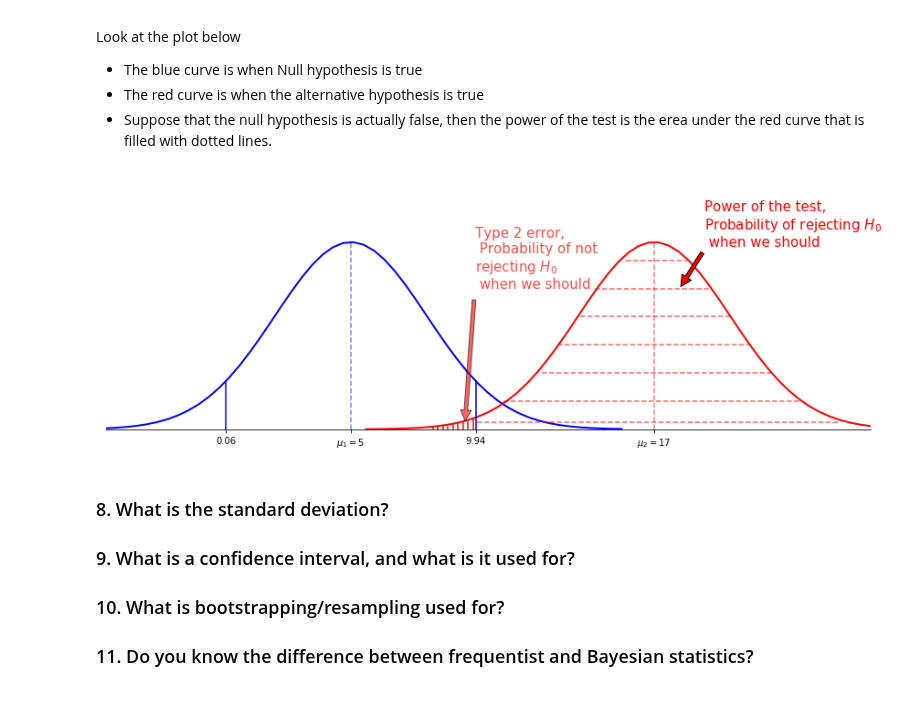
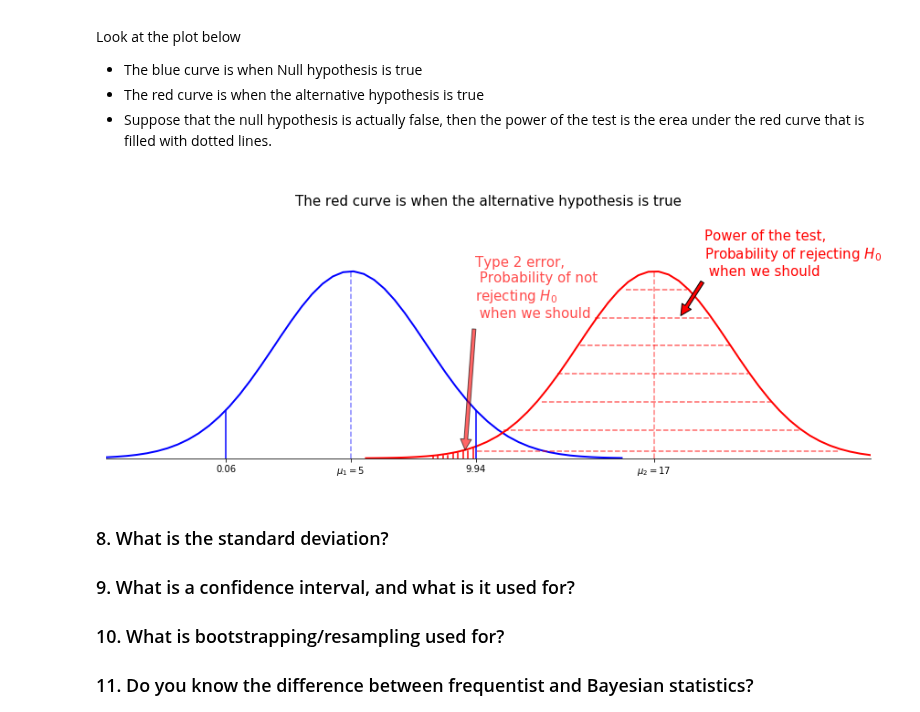
Before and after one commit to arstepanyan/Notes, a Jupyter notebook: interview_questions/springbrd_interview_practice.ipynb, the cells around one changed output. Saved outputs shown, nothing was run; the diff lists cells and outputs as text; code cells hidden in the pictures.

Commit message:
add title to the plot

```diff
--- a/interview_questions/springbrd_interview_practice.ipynb
+++ b/interview_questions/springbrd_interview_practice.ipynb
@@ -654,34 +654,36 @@ _ = plt.axvline(x2, ymax=0.19, color='b')
 ##       That's why I am manually plotting several lines
 x_coords = [x2-0.1, x2-0.3, x2-0.5, x2-0.7, x2-0.9, x2-1.1, x2-1.3, x2-1.5, x2-1.7]
 y_heights = [0.04, 0.03, 0.03, 0.02, 0.02, 0.01, 0.01, 0.009, 0.009]
 
 for (x, y) in zip(x_coords, y_heights):
     _ = plt.axvline(x, ymax=y, color='r')
 
 ## annotate
 _ = plt.annotate('Type 2 error,\n Probability of not \nrejecting $H_0$\n when we should',
                  xy=(9.5, 0.001), xytext=(9.9, 0.1),
                  arrowprops=dict(facecolor='r', shrink=0.05, alpha=0.6),
                  fontsize=15,
                  color='r',
                  alpha=0.7)
 
 ## fill in with lines to note the power of test (the probability of rejecting H0 when we should)
 y_coords = [.12, .1, .08, .06, .04, .02, .005]
 x_heights_min = [.68, .64, .62, .59, .57, .52, .485]
 x_heights_max = [.76, .79, .82, .84, .87, .91, .96]
 
 for y, x_min, x_max in zip(y_coords, x_heights_min, x_heights_max):
     _ = plt.axhline(y, xmin=x_min, xmax=x_max, color='r', linestyle='--', alpha=0.6)
 
 ## annotate
 _ = plt.annotate('Power of the test, \nProbability of rejecting $H_0$\n when we should',
                  xy=(18, 0.1), xytext=(19, 0.13),
                  arrowprops=dict(facecolor='r', shrink=0.05),
                  fontsize=15,
                  color='r')
+_ = plt.title("\nThe red curve is when the alternative hypothesis is true",
+              fontsize=15)
 # %% [output]
-[figure, old version]
+[figure, new version]
 # %% [markdown]
 ### 8. What is the standard deviation?
 ### 9. What is a confidence interval, and what is it used for?
```
